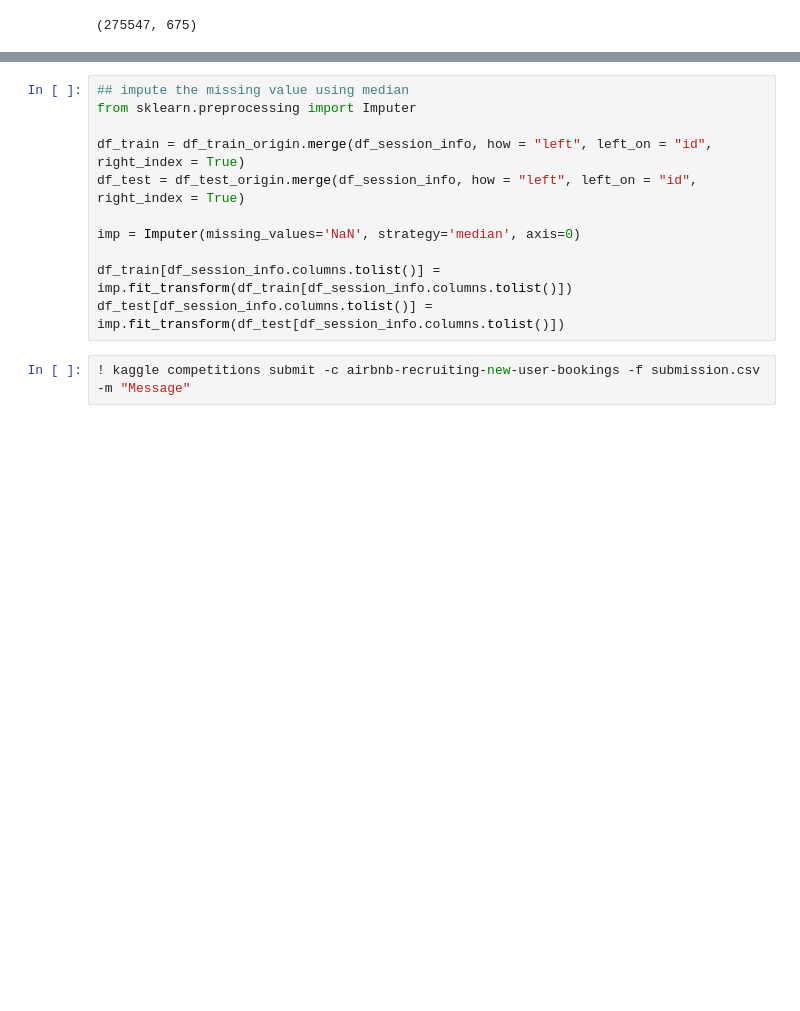
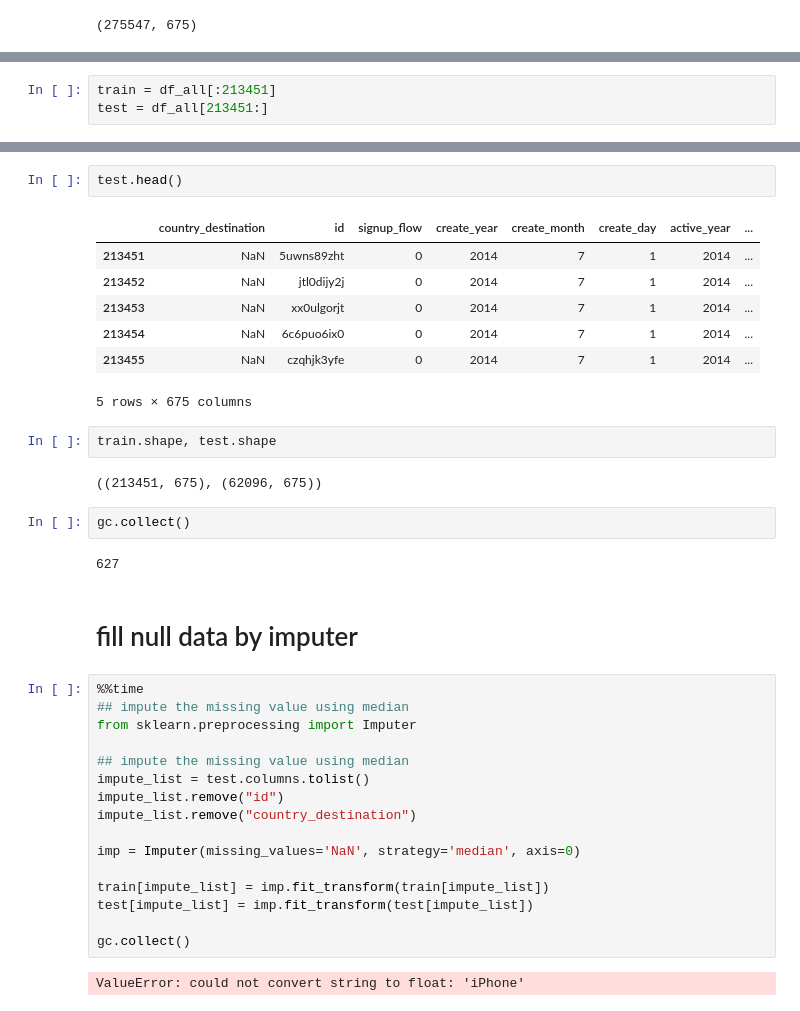
Before and after one commit to wjy5446/airbnb-new-booking, a Jupyter notebook: Airbnb_V5.0.ipynb, the cells around one changed output, grey strips where cells are left out. Cells and saved outputs as stored; diff of their text form; blank space fills up the shorter version.

Commit message:
feature engineering completed up to imputer

```diff
--- a/Airbnb_V5.0.ipynb
+++ b/Airbnb_V5.0.ipynb
@@ -835,0 +863,3 @@ df_all.shape
+# %%
+train = df_all[:213451]
+test = df_all[213451:]
@@ -836,13 +876,38 @@ df_all.shape
+# %%
+test.head()
+# %% [output]
+|  | country_destination | id | signup_flow | create_year | create_month | create_day | active_year | ... |
+| 213451 | NaN | 5uwns89zht | 0 | 2014 | 7 | 1 | 2014 | ... |
+| 213452 | NaN | jtl0dijy2j | 0 | 2014 | 7 | 1 | 2014 | ... |
+| 213453 | NaN | xx0ulgorjt | 0 | 2014 | 7 | 1 | 2014 | ... |
+| 213454 | NaN | 6c6puo6ix0 | 0 | 2014 | 7 | 1 | 2014 | ... |
+| 213455 | NaN | czqhjk3yfe | 0 | 2014 | 7 | 1 | 2014 | ... |
+5 rows × 675 columns
+# %%
+train.shape, test.shape
+# %% [output]
+((213451, 675), (62096, 675))
+# %%
+gc.collect()
+# %% [output]
+627
+# %% [markdown]
+# fill null data by imputer
 # %%
+%%time
 ## impute the missing value using median
 from sklearn.preprocessing import Imputer
 
-df_train = df_train_origin.merge(df_session_info, how = "left", left_on = "id", right_index = True)
-df_test = df_test_origin.merge(df_session_info, how = "left", left_on = "id", right_index = True)
+## impute the missing value using median
+impute_list = test.columns.tolist()
+impute_list.remove("id")
+impute_list.remove("country_destination")
 
 imp = Imputer(missing_values='NaN', strategy='median', axis=0)
 
-df_train[df_session_info.columns.tolist()] = imp.fit_transform(df_train[df_session_info.columns.tolist()])
-df_test[df_session_info.columns.tolist()] = imp.fit_transform(df_test[df_session_info.columns.tolist()])
+train[impute_list] = imp.fit_transform(train[impute_list])
+test[impute_list] = imp.fit_transform(test[impute_list])
+
+gc.collect()
+# %% [output]
+ValueError: could not convert string to float: 'iPhone'
-# %%
-! kaggle competitions submit -c airbnb-recruiting-new-user-bookings -f submission.csv -m "Message"
```
Also changed, not shown: parts of 23 cells of this notebook.
